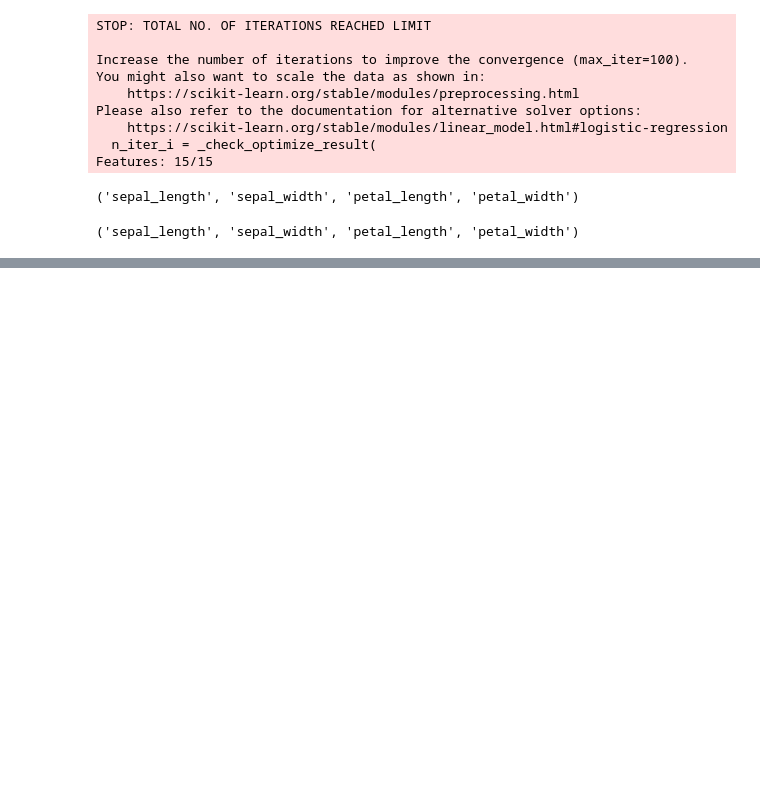
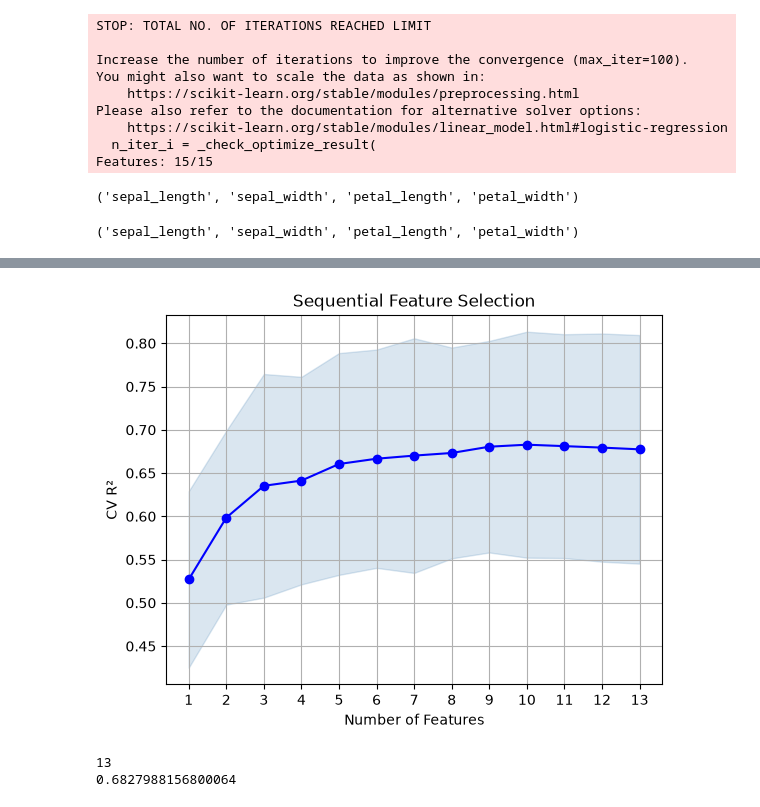
Before and after one commit to priyansh-commits/practice, a Jupyter notebook: wrapperfeat_sel.ipynb, the cells around one changed output, grey strips where cells are left out. Saved outputs shown, nothing was run; the diff lists cells and outputs as text; code cells hidden in the pictures; blank space fills up the shorter version.

```diff
--- a/wrapperfeat_sel.ipynb
+++ b/wrapperfeat_sel.ipynb
@@ -61,0 +205,35 @@ model.best_feature_names_
+# %%
+from mlxtend.feature_selection import SequentialFeatureSelector as SFS
+from sklearn.linear_model import LinearRegression
+
+lr = LinearRegression()
+
+sfs = SFS(
+    lr,
+    k_features=(1,13),
+    forward=True,
+    floating=False,
+    scoring='r2',
+    cv=10
+)
+
+sel = sfs.fit(X_train, y_train)
+
+from mlxtend.plotting import plot_sequential_feature_selection as plot_sfs
+import matplotlib.pyplot as plt
+
+fig = plot_sfs(sel.get_metric_dict(), kind='std_dev')
+
+plt.title("Sequential Feature Selection")
+plt.xlabel("Number of Features")
+plt.ylabel("CV R²")
+plt.grid(True)
+plt.show()
+# %% [output]
+[figure, added]
+# %%
+print(len(sel.get_metric_dict()))
+print(sel.k_score_)
+# %% [output]
+13
+0.6827988156800064
```
Also changed, not shown: parts of 8 cells of this notebook.
